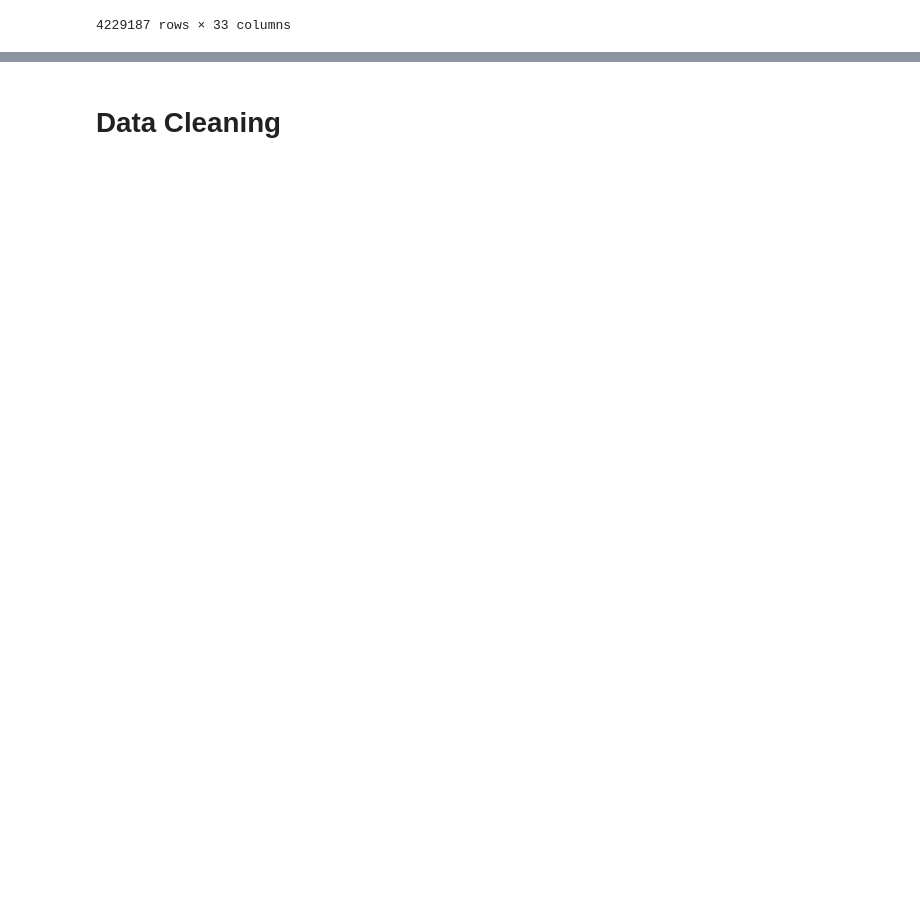
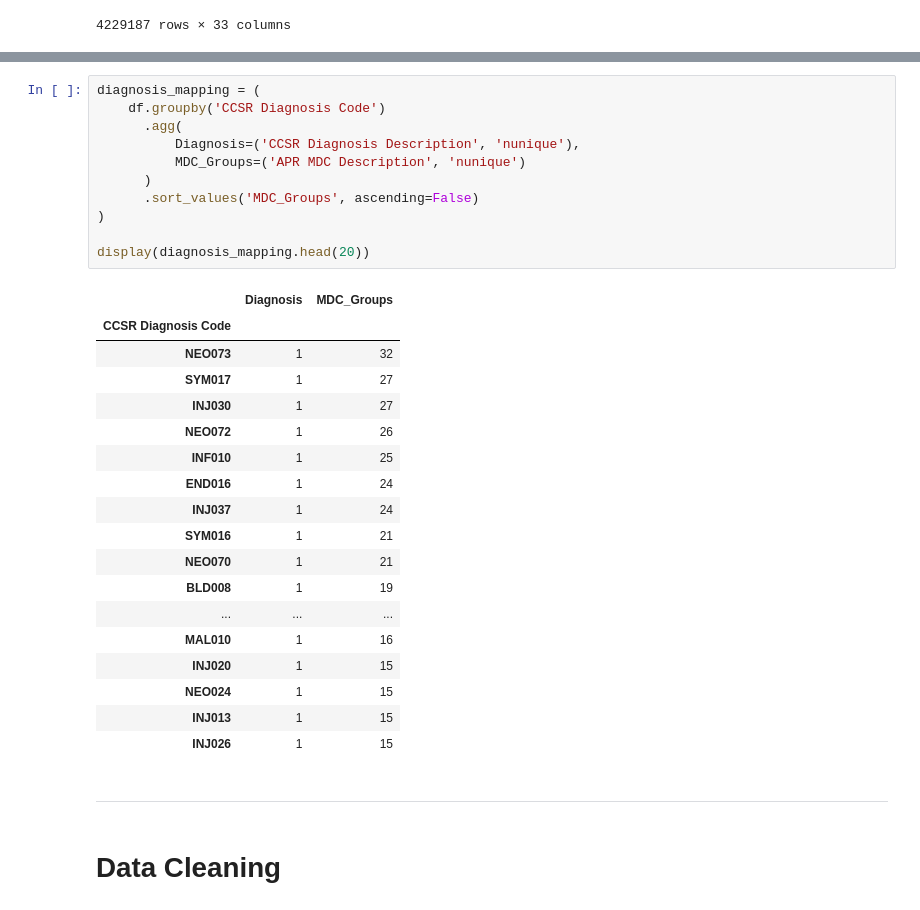
Before and after one commit to hamza0sama/DEPI_Final_Project, a Jupyter notebook: Cleaning.ipynb, the cells around one changed output, grey strips where cells are left out. Saved outputs shown, nothing was run; the diff lists cells and outputs as text; blank space fills up the shorter version.

```diff
--- a/Cleaning.ipynb
+++ b/Cleaning.ipynb
@@ -292,2 +277,34 @@ df
+# %%
+diagnosis_mapping = (
+    df.groupby('CCSR Diagnosis Code')
+      .agg(
+          Diagnosis=('CCSR Diagnosis Description', 'nunique'),
+          MDC_Groups=('APR MDC Description', 'nunique')
+      )
+      .sort_values('MDC_Groups', ascending=False)
+)
+
+display(diagnosis_mapping.head(20))
+# %% [output]
+|  | Diagnosis | MDC_Groups |
+| CCSR Diagnosis Code |  |  |
+| NEO073 | 1 | 32 |
+| SYM017 | 1 | 27 |
+| INJ030 | 1 | 27 |
+| NEO072 | 1 | 26 |
+| INF010 | 1 | 25 |
+| END016 | 1 | 24 |
+| INJ037 | 1 | 24 |
+| SYM016 | 1 | 21 |
+| NEO070 | 1 | 21 |
+| BLD008 | 1 | 19 |
+| ... | ... | ... |
+| MAL010 | 1 | 16 |
+| INJ020 | 1 | 15 |
+| NEO024 | 1 | 15 |
+| INJ013 | 1 | 15 |
+| INJ026 | 1 | 15 |
+# %% [markdown]
+-------
 # %% [markdown]
 # Data Cleaning
```
Also changed, not shown: parts of 31 cells of this notebook, 1 other file.
